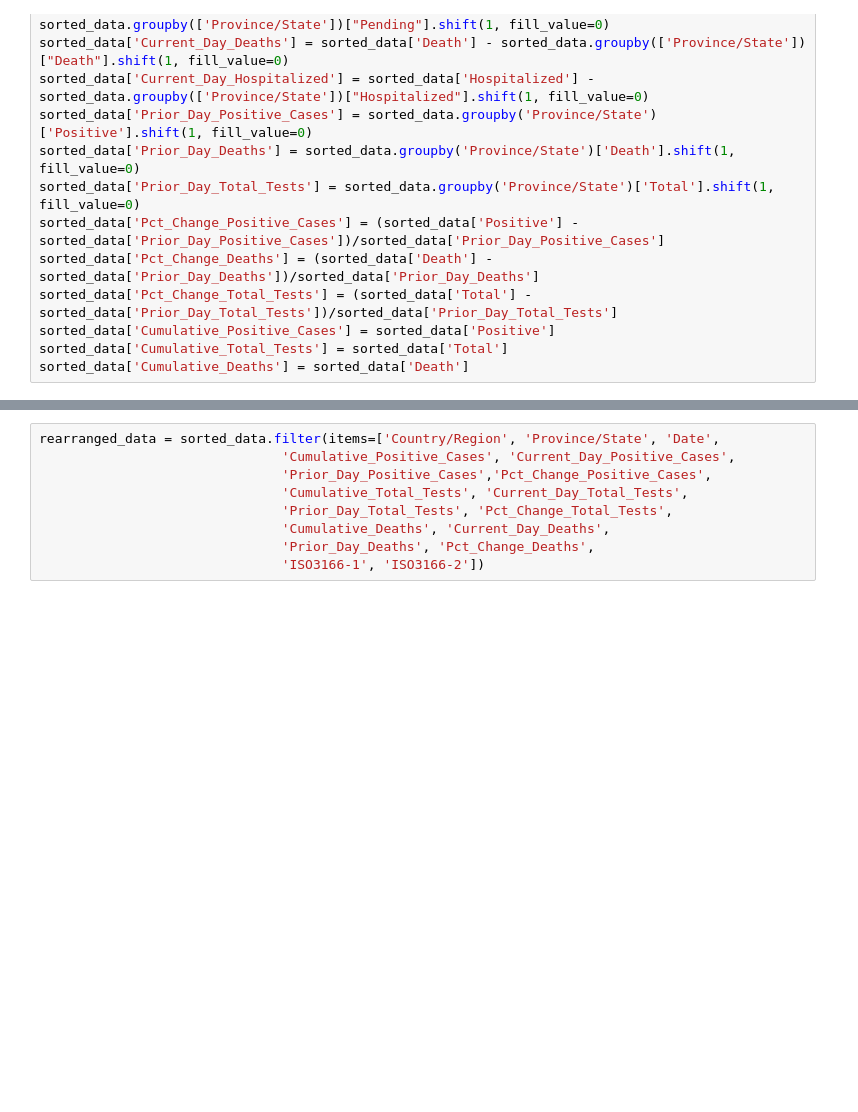
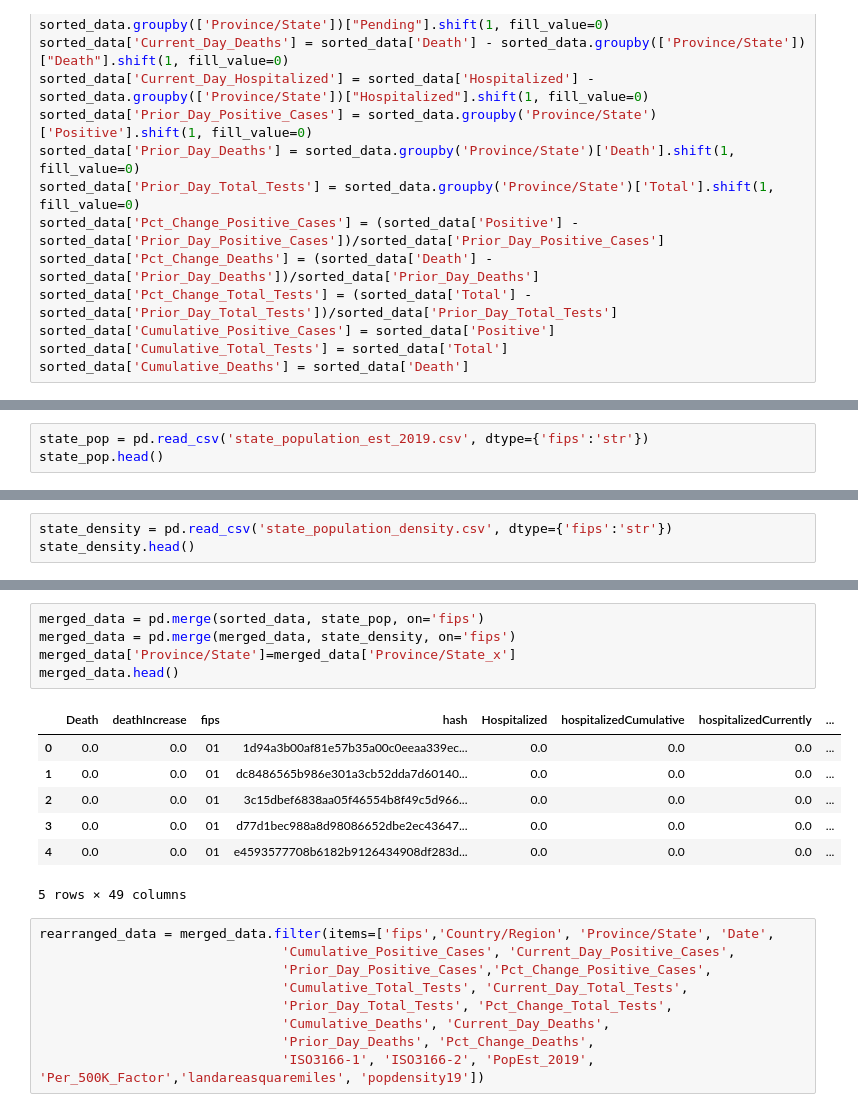
Before and after one commit to rdewolf127/COVID19, a Jupyter notebook: MA COVID.ipynb, the cells around one changed output, grey strips where cells are left out. Saved outputs shown, nothing was run; the diff lists cells and outputs as text; blank space fills up the shorter version.

```diff
--- a/MA COVID.ipynb
+++ b/MA COVID.ipynb
@@ -61,0 +82,3 @@ sorted_data['Cumulative_Deaths'] = sorted_data['Death']
+# %%
+state_pop = pd.read_csv('state_population_est_2019.csv', dtype={'fips':'str'})
+state_pop.head()
@@ -61,0 +100,3 @@ sorted_data['Cumulative_Deaths'] = sorted_data['Death']
+# %%
+state_density = pd.read_csv('state_population_density.csv', dtype={'fips':'str'})
+state_density.head()
@@ -62,12 +110,25 @@ sorted_data['Cumulative_Deaths'] = sorted_data['Death']
+# %%
+merged_data = pd.merge(sorted_data, state_pop, on='fips')
+merged_data = pd.merge(merged_data, state_density, on='fips')
+merged_data['Province/State']=merged_data['Province/State_x']
+merged_data.head()
+# %% [output]
+|  | Death | deathIncrease | fips | hash | Hospitalized | hospitalizedCumulative | hospitalizedCurrently | ... |
+| 0 | 0.0 | 0.0 | 01 | 1d94a3b00af81e57b35a00c0eeaa339ec... | 0.0 | 0.0 | 0.0 | ... |
+| 1 | 0.0 | 0.0 | 01 | dc8486565b986e301a3cb52dda7d60140... | 0.0 | 0.0 | 0.0 | ... |
+| 2 | 0.0 | 0.0 | 01 | 3c15dbef6838aa05f46554b8f49c5d966... | 0.0 | 0.0 | 0.0 | ... |
+| 3 | 0.0 | 0.0 | 01 | d77d1bec988a8d98086652dbe2ec43647... | 0.0 | 0.0 | 0.0 | ... |
+| 4 | 0.0 | 0.0 | 01 | e4593577708b6182b9126434908df283d... | 0.0 | 0.0 | 0.0 | ... |
+5 rows × 49 columns
 # %%
-rearranged_data = sorted_data.filter(items=['Country/Region', 'Province/State', 'Date',
+rearranged_data = merged_data.filter(items=['fips','Country/Region', 'Province/State', 'Date',
                                'Cumulative_Positive_Cases', 'Current_Day_Positive_Cases',
                                'Prior_Day_Positive_Cases','Pct_Change_Positive_Cases',
                                'Cumulative_Total_Tests', 'Current_Day_Total_Tests',
                                'Prior_Day_Total_Tests', 'Pct_Change_Total_Tests',
                                'Cumulative_Deaths', 'Current_Day_Deaths',
                                'Prior_Day_Deaths', 'Pct_Change_Deaths',
-                               'ISO3166-1', 'ISO3166-2'])
+                               'ISO3166-1', 'ISO3166-2', 'PopEst_2019', 'Per_500K_Factor','landareasquaremiles', 'popdensity19'])
 # %%
 rearranged_data.loc[:, "Last_Update_Date"] = datetime.datetime.utcnow()
 rearranged_data.head()
```
Also changed, not shown: parts of 14 cells of this notebook.
